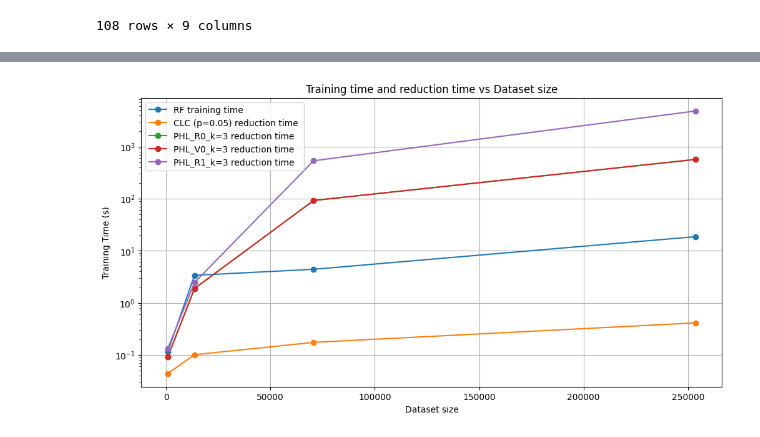
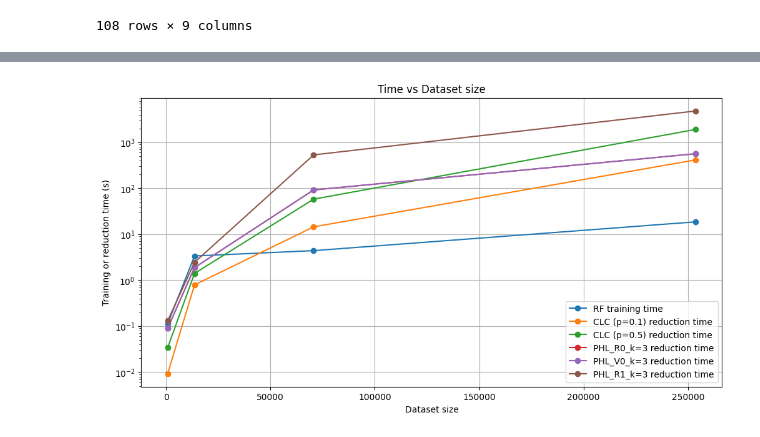
Before and after one commit to santimndez/PHL_for_instance_selection, a Jupyter notebook: src/notebooks/experiment_analysis.ipynb, the cells around one changed output, grey strips where cells are left out. Saved outputs shown, nothing was run; the diff lists cells and outputs as text; code cells hidden in the pictures.

```diff
--- a/src/notebooks/experiment_analysis.ipynb
+++ b/src/notebooks/experiment_analysis.ipynb
@@ -29,7 +29,7 @@ import matplotlib.pyplot as plt
 # Set path to the notebook directory (Jupyter compatible)
 
 dbnames = ['pima',
-           'drybeans',
+           'Dry bean',
            'diabetes_binary_5050split',
            'diabetes_binary'
 ]
@@ -365,3 +557,12 @@ drybeans                        2.448902
 diabetes_binary_5050split     534.057903
 diabetes_binary              4822.416620
 Name: PHL_R1_k=3, dtype: float64
+# %%
+rf_training_times = [
+        df_results[dbname][(df_results[dbname]['model'] == 'RF') & (df_results[dbname]['reduction_method'] == 'None')]['training_time'].values[0]
+        for dbname, df in zip(dbnames, dfs)
+    ]
+clc_reduction_times = {p: [
+        df_results[dbname][(df_results[dbname]['reduction_method'] == 'CLC') & (df_results[dbname]['percentage'] == p)]['reduction_time'].mean()
+        for dbname, df in zip(dbnames, dfs)]
+    for p in [0.1, 0.5]}
@@ -368,28 +584,29 @@ Name: PHL_R1_k=3, dtype: float64
 # %%
 # Plot random forest training time with different full datasets from the results dataframes
 def plot_rf_training_time():
     plt.figure(figsize=(12, 6))
     dataset_sizes = [df.shape[0] for df in dfs]
     rf_training_times = [
         df_results[dbname][(df_results[dbname]['model'] == 'RF') & (df_results[dbname]['reduction_method'] == 'None')]['training_time'].values[0]
         for dbname, df in zip(dbnames, dfs)
     ]
-    clc_reduction_times = [
-        df_results[dbname][(df_results[dbname]['reduction_method'] == 'CLC') & (df_results[dbname]['percentage'] == 0.05)]['training_time'].mean()
-        for dbname, df in zip(dbnames, dfs)
-    ]
+    clc_reduction_times = {p: [
+        df_results[dbname][(df_results[dbname]['reduction_method'] == 'CLC') & (df_results[dbname]['percentage'] == p)]['reduction_time'].mean()
+        for dbname, df in zip(dbnames, dfs)]
+    for p in [0.1, 0.5]}
     plt.plot(dataset_sizes, rf_training_times, label='RF training time', marker='o')
-    plt.plot(dataset_sizes, clc_reduction_times, label='CLC (p=0.05) reduction time ', marker='o')
+    for p, clc_times in clc_reduction_times.items():
+        plt.plot(dataset_sizes, clc_times, label=f'CLC (p={p}) reduction time', marker='o')
     for row in mean_times_df.iterrows():
         plt.plot(dataset_sizes, row[1].values, label=f'{row[0]} reduction time', marker='o')
-    plt.title('Training time and reduction time vs Dataset size')
+    plt.title('Time vs Dataset size')
     plt.xlabel('Dataset size')
-    plt.ylabel('Training Time (s)')
+    plt.ylabel('Training or reduction time (s)')
     plt.legend()
     plt.grid()
     plt.yscale('log')
-    # plt.savefig(f'{results_folder}/rf_training_time_vs_reduction_ratio.png')
+    plt.savefig(f'../results/rf_training_time_vs_reduction_ratio.png')
     plt.show()
 plot_rf_training_time()
 # %% [output]
-[figure, old version]
+[figure, new version]
```
Also changed, not shown: parts of 31 cells of this notebook, 3 other files.
